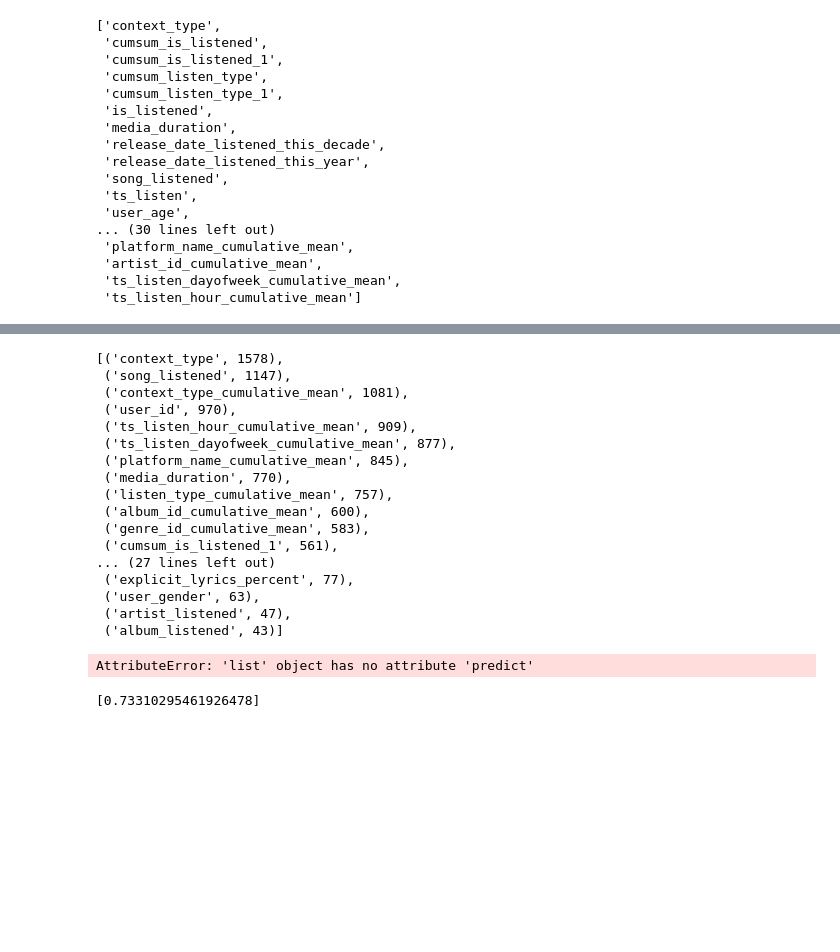
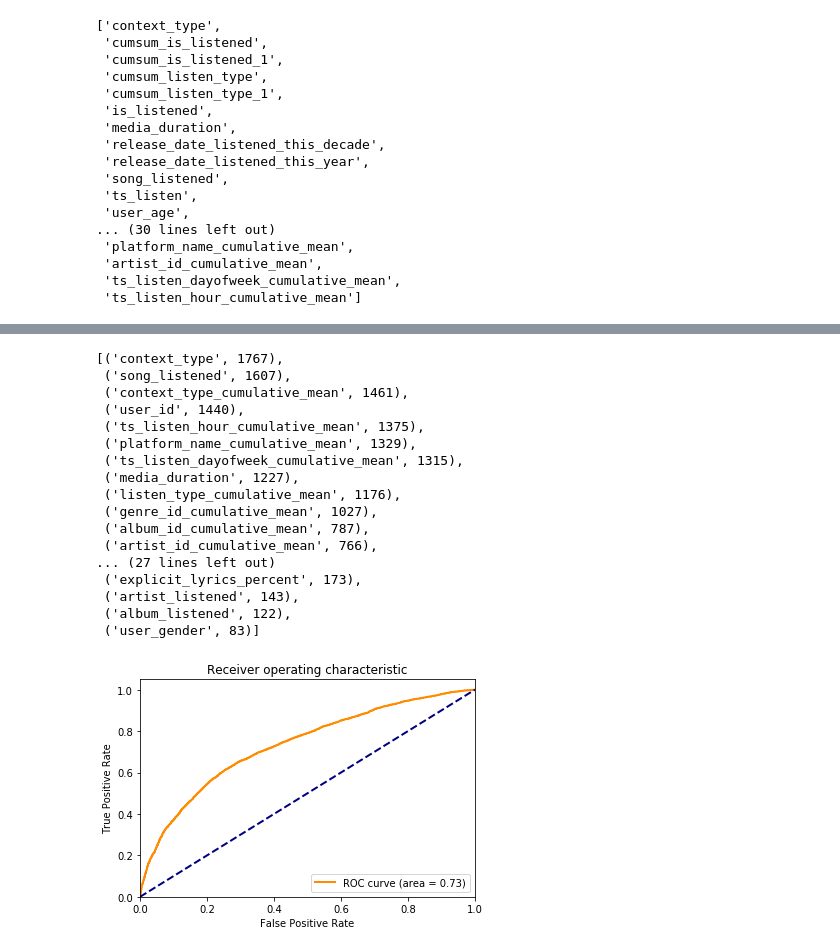
Before and after one commit to tsdaemon/mscs-competition2, a Jupyter notebook: AS_7_complex_fat_model.ipynb, the cells around one changed output, grey strips where cells are left out. Drawn from its saved outputs; the diff is of its cells as text; code cells hidden in the pictures; blank space fills up the shorter version.

Commit message:
cumulative mean features tested

```diff
--- a/AS_7_complex_fat_model.ipynb
+++ b/AS_7_complex_fat_model.ipynb
@@ -276,10 +277,22 @@ params = {
     'max_depth': 20,
     'feature_fraction': 0.7,
     'bagging_fraction': 0.7,
+    'bagging_freq': 1,
     'max_bin': 200,
     'metric': 'auc',
     'verbose': 1
 }
+# params = {
+#     'application': 'binary',
+#     'num_leaves': 255,
+#     'feature_fraction': 0.7,
+#     'sub_row': 0.7,
+#     'bagging_freq': 1,
+#     'max_bin': 255,
+#     'metric': 'auc',
+#     'verbose': 0,
+#     'seed': 42
+# }
 cols = ['context_type',
  'cumsum_is_listened',
  'cumsum_is_listened_1',
@@ -325,5 +338,5 @@ cols = ['context_type',
  'ts_listen_hour_cumulative_mean']
 # %%
 import model_lgbm as mlgbm
-model, fi = mlgbm.crossvalidate_model_by_index(train, train_index, validation_index, cols, params, iterations=600, validate_on_both=True)
+_, fi, model = mlgbm.crossvalidate_model_by_index(train, train_index, validation_index, cols, params, iterations=1000, validate_on_both=True)
 # %% [output]
@@ -347,56 +360,49 @@ model, fi = mlgbm.crossvalidate_model_by_index(train, train_index, validation_in
 # %%
 mlgbm.feature_score(fi, cols)
 # %% [output]
-[('context_type', 1578),
- ('song_listened', 1147),
- ('context_type_cumulative_mean', 1081),
- ('user_id', 970),
- ('ts_listen_hour_cumulative_mean', 909),
- ('ts_listen_dayofweek_cumulative_mean', 877),
- ('platform_name_cumulative_mean', 845),
- ('media_duration', 770),
- ('listen_type_cumulative_mean', 757),
- ('album_id_cumulative_mean', 600),
- ('genre_id_cumulative_mean', 583),
- ('cumsum_is_listened_1', 561),
+[('context_type', 1767),
+ ('song_listened', 1607),
+ ('context_type_cumulative_mean', 1461),
+ ('user_id', 1440),
+ ('ts_listen_hour_cumulative_mean', 1375),
+ ('platform_name_cumulative_mean', 1329),
+ ('ts_listen_dayofweek_cumulative_mean', 1315),
+ ('media_duration', 1227),
+ ('listen_type_cumulative_mean', 1176),
+ ('genre_id_cumulative_mean', 1027),
+ ('album_id_cumulative_mean', 787),
+ ('artist_id_cumulative_mean', 766),
 ... (27 lines left out)
- ('explicit_lyrics_percent', 77),
- ('user_gender', 63),
- ('artist_listened', 47),
- ('album_listened', 43)]
+ ('explicit_lyrics_percent', 173),
+ ('artist_listened', 143),
+ ('album_listened', 122),
+ ('user_gender', 83)]
 # %%
 from sklearn.metrics import roc_curve, auc
+import numpy as np
 
-y_test = train.loc[validation_index]['is_listened']
+y_test = np.array(train.loc[validation_index]['is_listened'])
 x_test = train.loc[validation_index][cols]
 
-y_predicted = _.predict(x_test)
+y_predicted = np.array(model.predict(x_test))
 
 # Compute ROC curve and ROC area for each class
 fpr, tpr, _ = roc_curve(y_test, y_predicted)
 roc_auc = auc(fpr, tpr)
-
-# Compute micro-average ROC curve and ROC area
-fpr["micro"], tpr["micro"], _ = roc_curve(y_test.ravel(), y_score.ravel())
-roc_auc["micro"] = auc(fpr["micro"], tpr["micro"])
-# %% [output]
-AttributeError: 'list' object has no attribute 'predict'
-# %%
-_
-# %% [output]
-[0.73310295461926478]
 # %%
 import matplotlib.pyplot as plt
 %matplotlib inline
 plt.figure()
 lw = 2
 plt.plot(fpr, tpr, color='darkorange',
          lw=lw, label='ROC curve (area = %0.2f)' % roc_auc)
 plt.plot([0, 1], [0, 1], color='navy', lw=lw, linestyle='--')
 plt.xlim([0.0, 1.0])
 plt.ylim([0.0, 1.05])
 plt.xlabel('False Positive Rate')
 plt.ylabel('True Positive Rate')
-plt.title('Receiver operating characteristic example')
+plt.title('Receiver operating characteristic')
 plt.legend(loc="lower right")
 plt.show()
+# %% [output]
+[figure, added]
```
Also changed, not shown: parts of 5 cells of this notebook, 1 other file.
